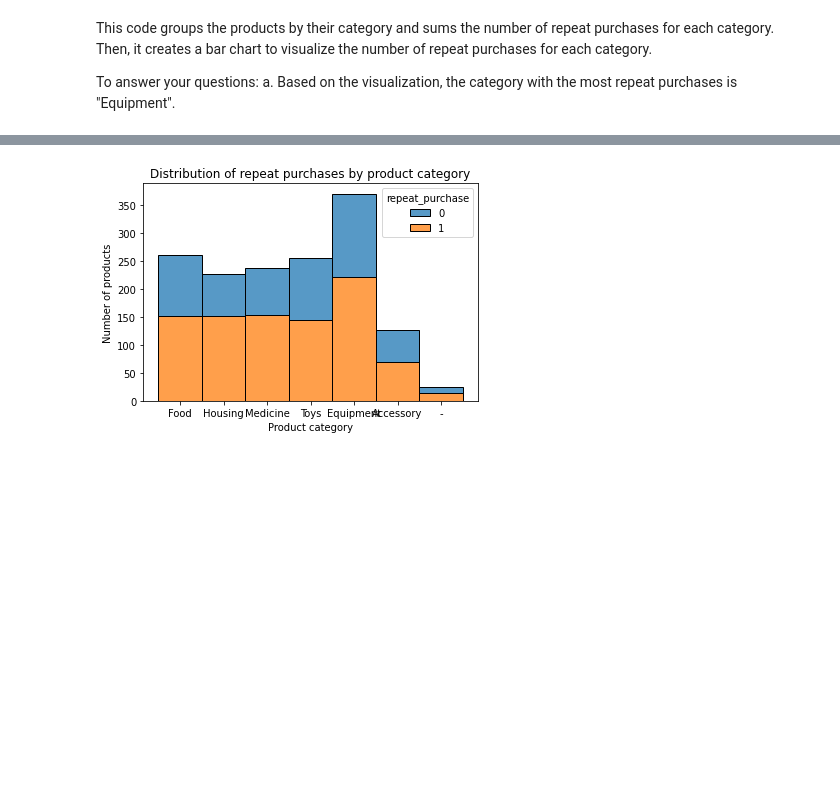
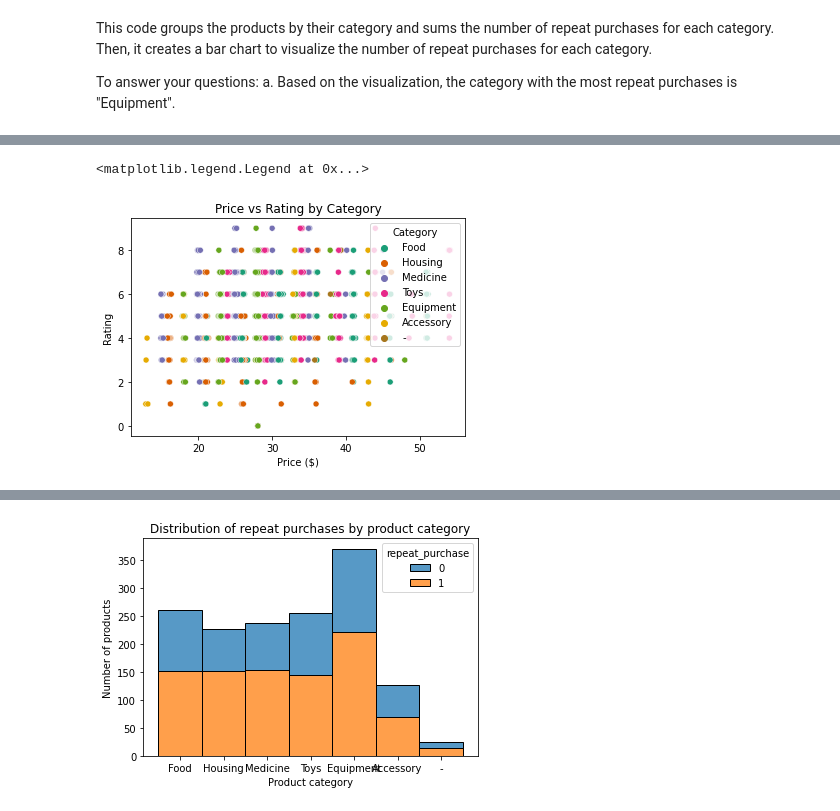
Before and after one commit to asifahsaan/DataCamp, a Jupyter notebook: Pet_Supplies_DataCamp.ipynb, the cells around one changed output, grey strips where cells are left out. Drawn from its saved outputs; the diff is of its cells as text; code cells hidden in the pictures; blank space fills up the shorter version.

```diff
--- a/Pet_Supplies_DataCamp.ipynb
+++ b/Pet_Supplies_DataCamp.ipynb
@@ -159,0 +170,10 @@ a. Based on the visualization, the category with the most repeat purchases is "E
+# %%
+# Scatter plot
+sns.scatterplot(x='price', y='rating', hue='category', data=df, palette='Dark2')
+plt.title('Price vs Rating by Category')
+plt.xlabel('Price ($)')
+plt.ylabel('Rating')
+plt.legend(title='Category', loc='upper right')
+# %% [output]
+<matplotlib.legend.Legend at 0x...>
+[figure, added]
```
Also changed, not shown: parts of 9 cells of this notebook.
